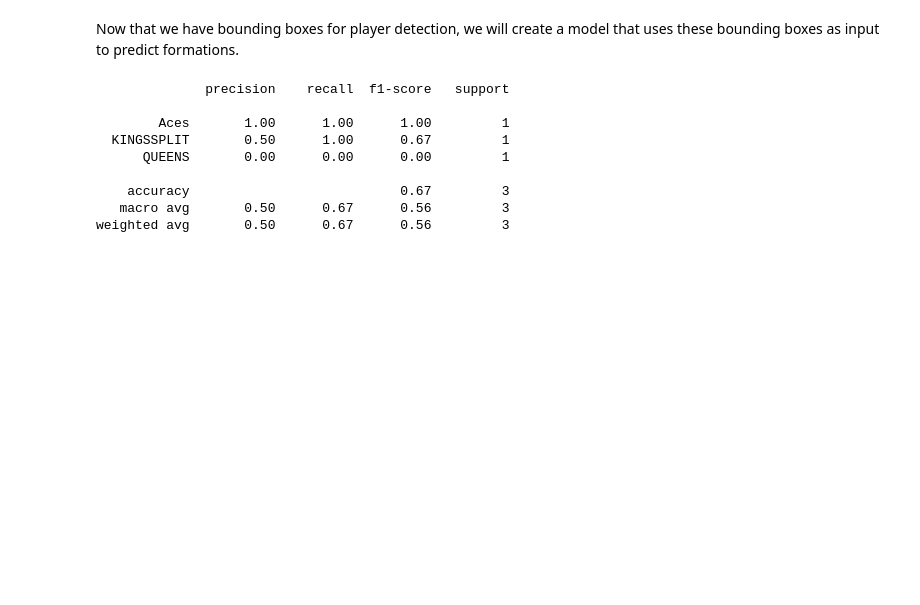
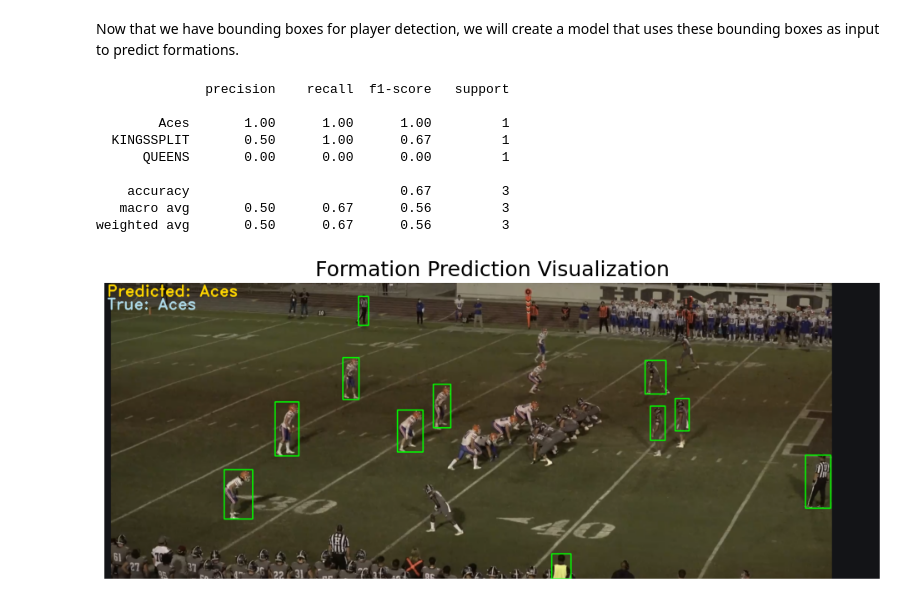
Before and after one commit to tmma2020/cs153-football-formation-id, a Jupyter notebook: formation_detector/formation_detector.ipynb, the cells around one changed output. Drawn from its saved outputs; the diff is of its cells as text; code cells hidden in the pictures; blank space fills up the shorter version.

Commit message:
Update the final notebook to display results
Included a display of the final results in the notebook. This will
make the demo more easy to follow and make it easier for me to track
my work.

```diff
--- a/formation_detector/formation_detector.ipynb
+++ b/formation_detector/formation_detector.ipynb
@@ -5,10 +5,13 @@ import os
 from sklearn.model_selection import train_test_split
 from sklearn.ensemble import RandomForestClassifier
 from sklearn.metrics import classification_report
+import matplotlib.pyplot as plt
+import cv2
 
 # update as needed
 bounding_boxes_json_path = "/Users/thomasmcconnell/Library/CloudStorage/OneDrive-PomonaCollege/School/CS153/Project/cs153-football-formation-id/yolo_player_detector/player_bboxes.json"
 dataset_json_path = "/Users/thomasmcconnell/Library/CloudStorage/OneDrive-PomonaCollege/School/CS153/Project/cs153-football-formation-id/sample_data/sample_dataset.json"
+path_to_data = "/Users/thomasmcconnell/Library/CloudStorage/OneDrive-PomonaCollege/School/CS153/Project/cs153-football-formation-id/sample_data"
 
 with open(bounding_boxes_json_path, "r") as f:
     all_detections = json.load(f)
@@ -76,3 +79,80 @@ print(classification_report(y_test, y_pred))
     accuracy                           0.67         3
    macro avg       0.50      0.67      0.56         3
 weighted avg       0.50      0.67      0.56         3
+# %%
+import matplotlib.pyplot as plt
+import cv2
+
+# pick random samples to display
+num_samples_to_show = 5
+demo_indices = np.random.choice(len(X_test), size=min(num_samples_to_show, len(X_test)), replace=False)
+
+for idx in demo_indices:
+    # Get the test sample
+    sample = X_test[idx]
+    true_label = y_test[idx]
+    pred_label = y_pred[idx]
+
+    matching_index = np.where((X == sample).all(axis=1))[0]
+    if len(matching_index) == 0:
+        continue
+    matching_index = matching_index[0]
+
+    detection = all_detections[matching_index]
+    filename = detection["image_filename"]
+
+    found_path = None
+    for root, dirs, files in os.walk(path_to_data):
+        if filename in files:
+            found_path = os.path.join(root, filename)
+            break
+
+    if found_path is None:
+        continue
+
+    # load
+    image = cv2.imread(found_path)
+    image_rgb = cv2.cvtColor(image, cv2.COLOR_BGR2RGB)
+
+    # manually draw bounding boxes
+    for player in detection["players"]:
+        x1, y1, x2, y2 = player["bbox"]
+        cv2.rectangle(
+            image_rgb,
+            (int(x1), int(y1)),
+            (int(x2), int(y2)),
+            color=(0, 255, 0),  # green
+            thickness=3
+        )
+
+    # predicted vs true
+    label_text = f"Predicted: {pred_label}"
+    true_text = f"True: {true_label}"
+
+    cv2.putText(
+        image_rgb,
+        label_text,
+        (10, 50),
+        cv2.FONT_HERSHEY_DUPLEX,
+        2,
+        (255, 215, 0),  # gold
+        3
+    )
+    cv2.putText(
+        image_rgb,
+        true_text,
+        (10, 100),
+        cv2.FONT_HERSHEY_DUPLEX,
+        2,
+        (173, 216, 230),  # blue
+        3
+    )
+
+    # Show
+    plt.figure(figsize=(12, 8))
+    plt.imshow(image_rgb)
+    plt.title("Formation Prediction Visualization", fontsize=18)
+    plt.axis('off')
+    plt.show()
+# %% [output]
+[figure, added]
```
Also changed, not shown: parts of 1 cell of this notebook.
